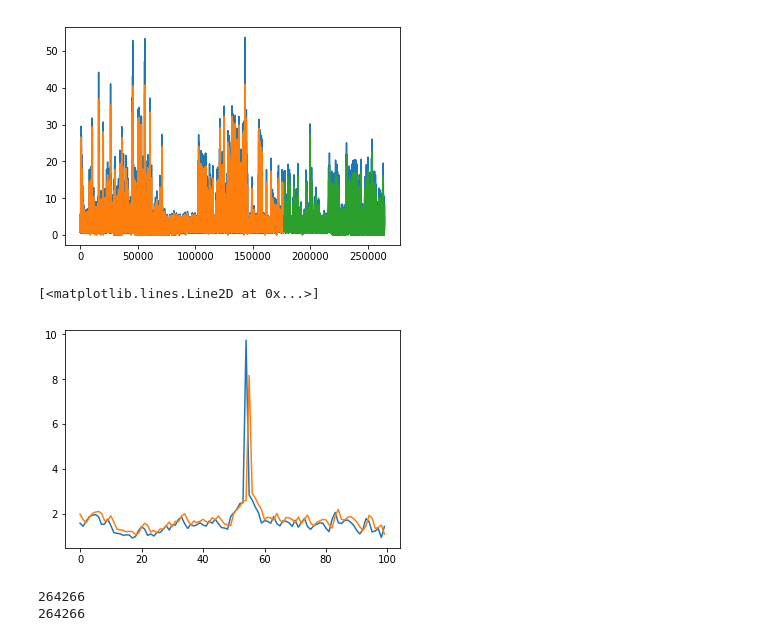
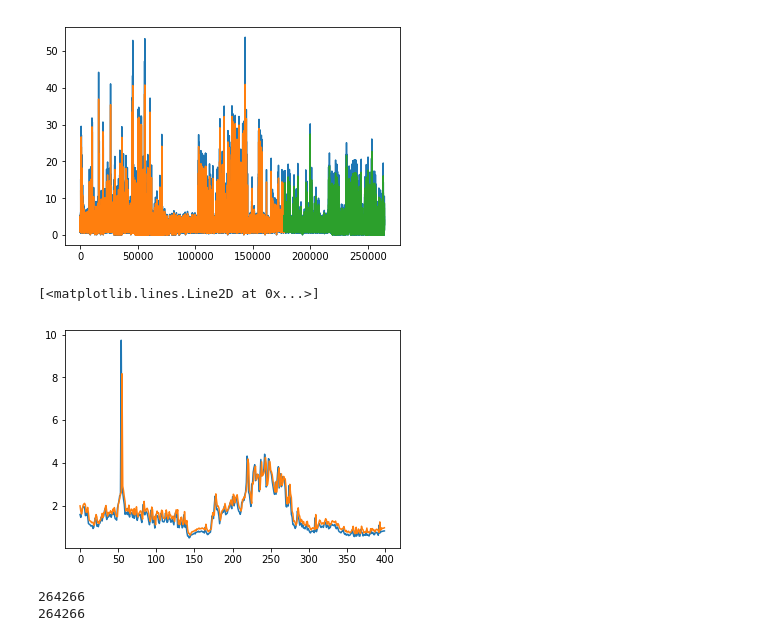
Before and after one commit to canclini/rnn_disk_sub_systems, a Jupyter notebook: SVC Time Prediction with LSTM.ipynb, the cells around one changed output. Saved outputs shown, nothing was run; the diff lists cells and outputs as text; code cells hidden in the pictures.

```diff
--- a/SVC Time Prediction with LSTM.ipynb
+++ b/SVC Time Prediction with LSTM.ipynb
@@ -146,11 +146,11 @@ plt.show()
 # %% [output]
 [figure]
 # %%
-plt.plot(scaler.inverse_transform(dataset)[200000:200100])
-plt.plot(testPredictPlot[200000:200100])
+plt.plot(scaler.inverse_transform(dataset)[200000:200400])
+plt.plot(testPredictPlot[200000:200400])
 # %% [output]
 [<matplotlib.lines.Line2D at 0x...>]
-[figure, old version]
+[figure, new version]
 # %%
 scaler.inverse_transform(dataset)[len(trainPredictPlot):len(trainPredictPlot)+100]
 print(len(trainPredictPlot))
```
Also changed, not shown: 1 other file.
